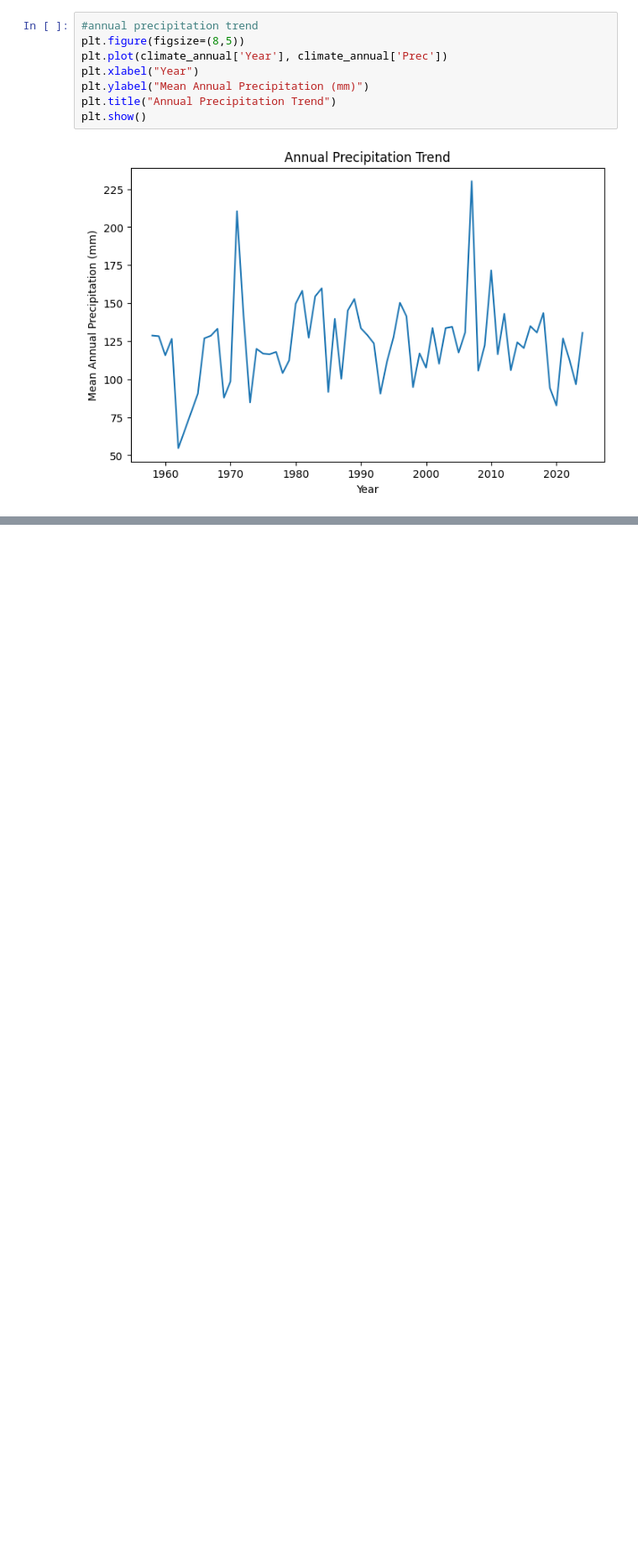
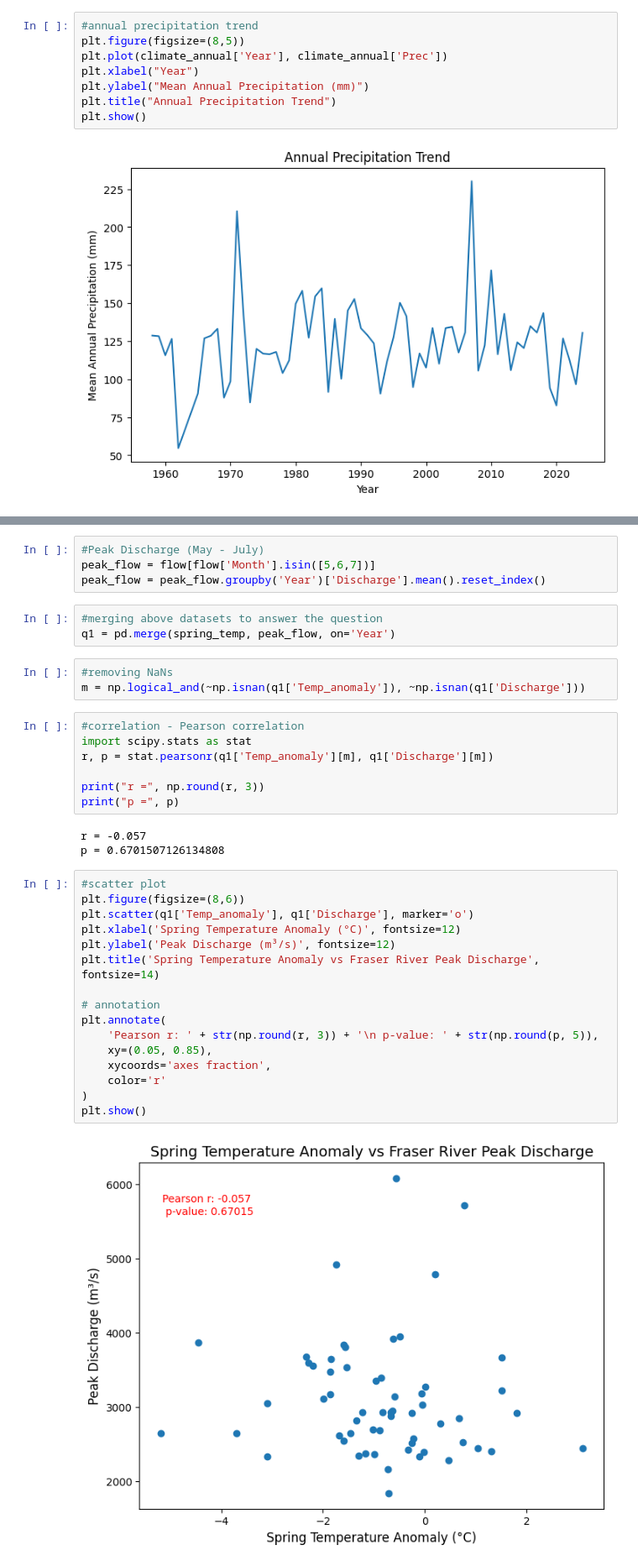
Before and after one commit to samreen1410/project_precipitation, a Jupyter notebook: Final.ipynb, the cells around one changed output, grey strips where cells are left out. Shown at 84% size. Saved outputs shown, nothing was run; the diff lists cells and outputs as text; blank space fills up the shorter version.

Commit message:
question 1 analysis

```diff
--- a/Preliminary.ipynb
+++ b/Final.ipynb
@@ -400,0 +433,38 @@ plt.show()
+# %%
+#Peak Discharge (May - July)
+peak_flow = flow[flow['Month'].isin([5,6,7])]
+peak_flow = peak_flow.groupby('Year')['Discharge'].mean().reset_index()
+# %%
+#merging above datasets to answer the question
+q1 = pd.merge(spring_temp, peak_flow, on='Year')
+# %%
+#removing NaNs
+m = np.logical_and(~np.isnan(q1['Temp_anomaly']), ~np.isnan(q1['Discharge']))
+# %%
+#correlation - Pearson correlation
+import scipy.stats as stat
+r, p = stat.pearsonr(q1['Temp_anomaly'][m], q1['Discharge'][m])
+
+print("r =", np.round(r, 3))
+print("p =", p)
+# %% [output]
+r = -0.057
+p = 0.6701507126134808
+# %%
+#scatter plot
+plt.figure(figsize=(8,6))
+plt.scatter(q1['Temp_anomaly'], q1['Discharge'], marker='o')
+plt.xlabel('Spring Temperature Anomaly (°C)', fontsize=12)
+plt.ylabel('Peak Discharge (m³/s)', fontsize=12)
+plt.title('Spring Temperature Anomaly vs Fraser River Peak Discharge', fontsize=14)
+
+# annotation
+plt.annotate(
+    'Pearson r: ' + str(np.round(r, 3)) + '\n p-value: ' + str(np.round(p, 5)),
+    xy=(0.05, 0.85),
+    xycoords='axes fraction',
+    color='r'
+)
+plt.show()
+# %% [output]
+[figure, added]
```
Also changed, not shown: parts of 13 cells of this notebook.
